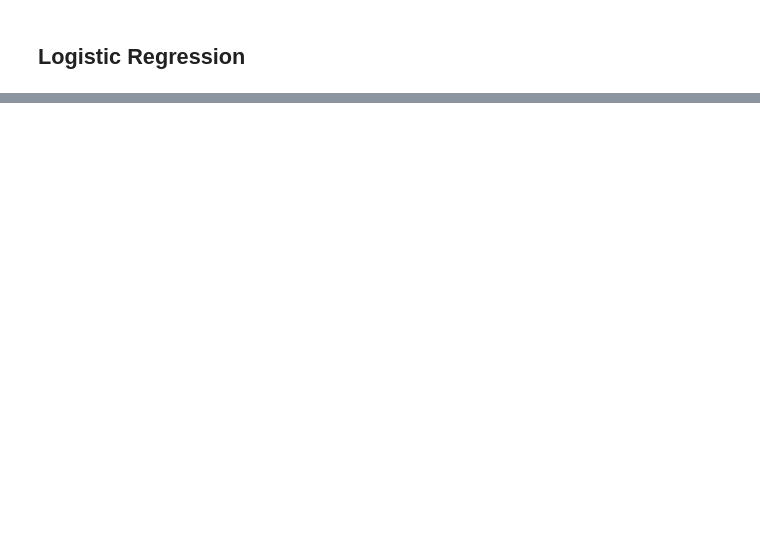
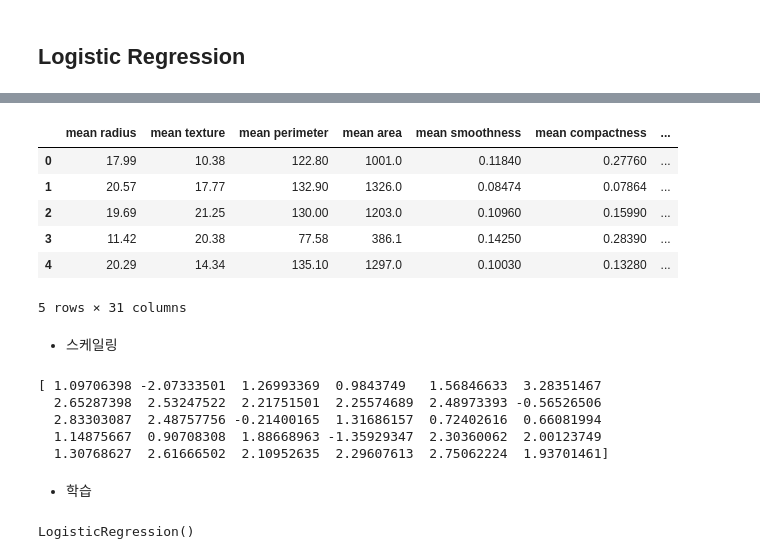
Before and after one commit to Cceugene/Class, a Jupyter notebook: Regression.ipynb, the cells around one changed output, grey strips where cells are left out. Saved outputs shown, nothing was run; the diff lists cells and outputs as text; code cells hidden in the pictures; blank space fills up the shorter version.

```diff
--- a/Regression.ipynb
+++ b/Regression.ipynb
@@ -84,2 +186,5 @@ Boston house prices dataset
 # %% [markdown]
 ## Logistic Regression
+# %%
+b_cancer = datasets.load_breast_cancer(as_frame=True)
+print(b_cancer.DESCR)
@@ -85,0 +209,27 @@ Boston house prices dataset
+# %%
+b_cancer_df = b_cancer.frame
+b_cancer_df.head()
+# %% [output]
+|  | mean radius | mean texture | mean perimeter | mean area | mean smoothness | mean compactness | ... |
+| 0 | 17.99 | 10.38 | 122.80 | 1001.0 | 0.11840 | 0.27760 | ... |
+| 1 | 20.57 | 17.77 | 132.90 | 1326.0 | 0.08474 | 0.07864 | ... |
+| 2 | 19.69 | 21.25 | 130.00 | 1203.0 | 0.10960 | 0.15990 | ... |
+| 3 | 11.42 | 20.38 | 77.58 | 386.1 | 0.14250 | 0.28390 | ... |
+| 4 | 20.29 | 14.34 | 135.10 | 1297.0 | 0.10030 | 0.13280 | ... |
+5 rows × 31 columns
+# %% [markdown]
+- 스케일링
+# %%
+from sklearn.preprocessing import StandardScaler
+scaler = StandardScaler()
+
+b_cancer_scaled = scaler.fit_transform(b_cancer.data)
+print(b_cancer_scaled[0])
+# %% [output]
+[ 1.09706398 -2.07333501  1.26993369  0.9843749   1.56846633  3.28351467
+  2.65287398  2.53247522  2.21751501  2.25574689  2.48973393 -0.56526506
+  2.83303087  2.48757756 -0.21400165  1.31686157  0.72402616  0.66081994
+  1.14875667  0.90708308  1.88668963 -1.35929347  2.30360062  2.00123749
+  1.30768627  2.61666502  2.10952635  2.29607613  2.75062224  1.93701461]
+# %% [markdown]
+- 학습
@@ -85,0 +238,9 @@ Boston house prices dataset
+# %%
+y = b_cancer_df['target']
+x = b_cancer_scaled
+
+x_train, x_test, y_train, y_test = train_test_split(x, y, test_size=.3)
+lor = LogisticRegression()
+lor.fit(x_train, y_train)
+# %% [output]
+LogisticRegression()
```
Also changed, not shown: parts of 20 cells of this notebook.
